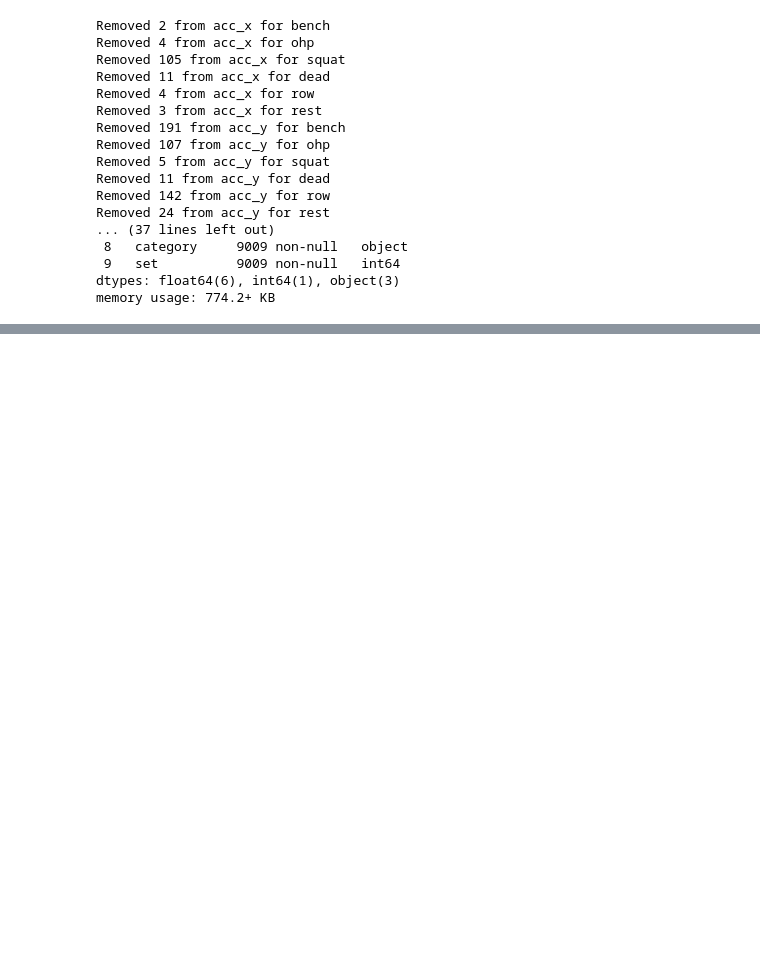
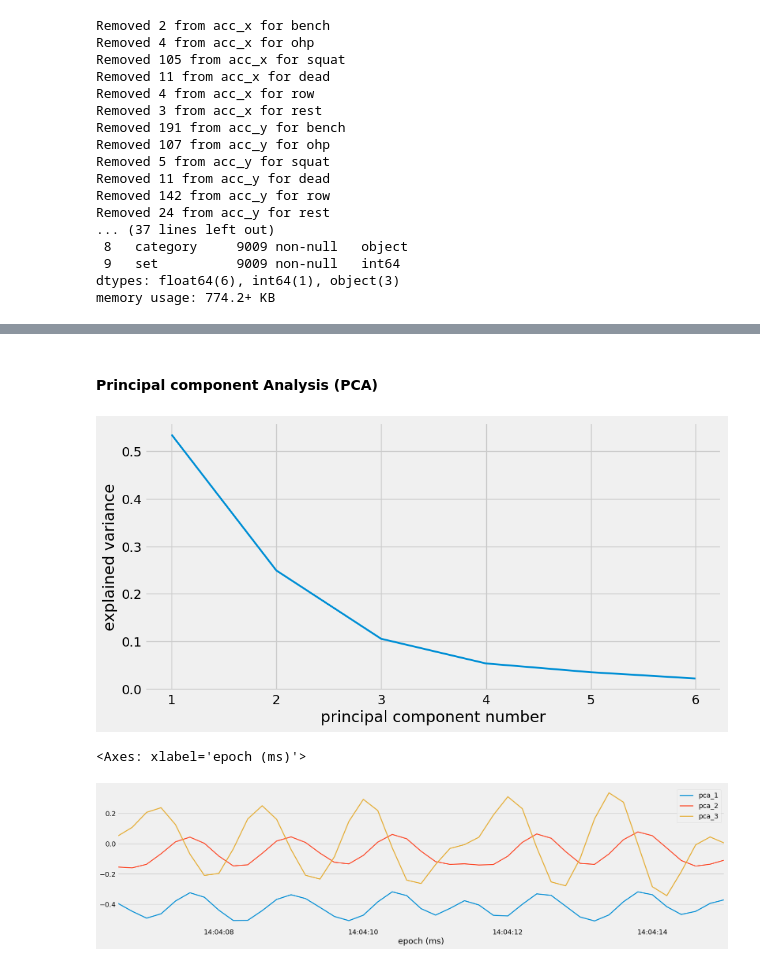
Before and after one commit to 1minute99/Barbell-Exercise-Classifier, a Jupyter notebook: main.ipynb, the cells around one changed output, grey strips where cells are left out. Saved outputs shown, nothing was run; the diff lists cells and outputs as text; code cells hidden in the pictures; blank space fills up the shorter version.

```diff
--- a/main.ipynb
+++ b/main.ipynb
@@ -293,0 +365,22 @@ outliers_removed_df.to_csv("data/interim/1_outlier_removed")
+# %% [markdown]
+#### Principal component Analysis (PCA)
+# %%
+df_pca = df_lowpass.copy()
+PCA = PrincipalComponentAnalysis()
+
+pc_values = PCA.determine_pc_explained_variance(df_pca, predictor_columns)
+
+plt.figure(figsize=(10, 5))
+plt.plot(range(1, len(predictor_columns) + 1), pc_values)
+plt.xlabel("principal component number")
+plt.ylabel("explained variance")
+plt.show()
+
+df_pca = PCA.apply_pca(df_pca, predictor_columns, 3)
+
+subset = df_pca[df_pca["set"] == 35]
+subset[["pca_1", "pca_2", "pca_3"]].plot()
+# %% [output]
+[figure, added]
+<Axes: xlabel='epoch (ms)'>
+[figure, added]
```
Also changed, not shown: parts of 55 cells of this notebook, 6 other files.
